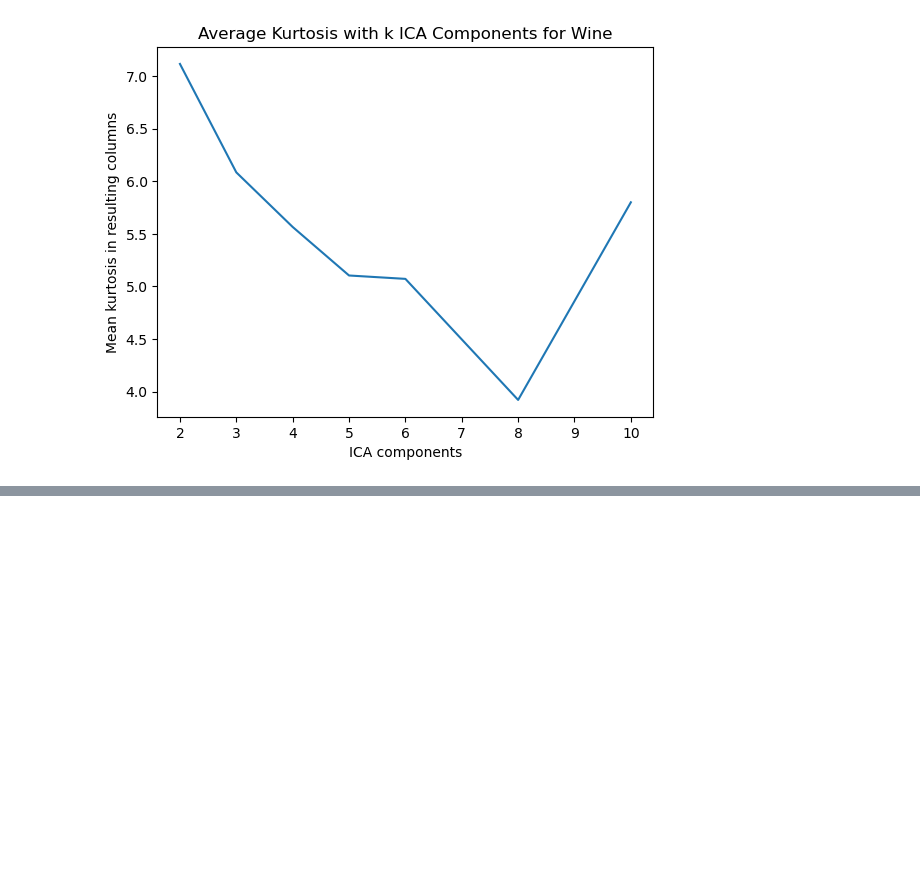
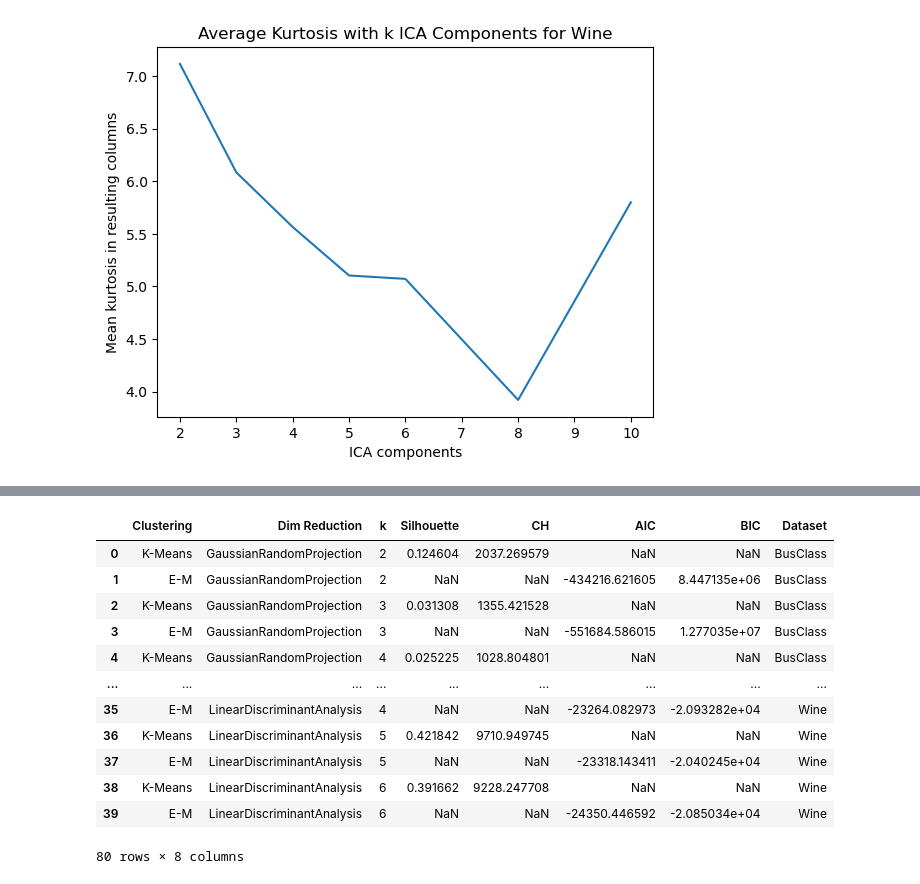
Before and after one commit to ryankarel/cs-7641-ul, a Jupyter notebook: RK UL.ipynb, the cells around one changed output, grey strips where cells are left out. Saved outputs shown, nothing was run; the diff lists cells and outputs as text; code cells hidden in the pictures; blank space fills up the shorter version.

```diff
--- a/RK UL.ipynb
+++ b/RK UL.ipynb
@@ -591,41 +423,0 @@ scores_3['Wine']
-# %%
-fig, axes = plt.subplots(nrows=4, ncols=4)
-
-i = 0
-for clustering in ['K-Means', 'E-M']:
-    for dim_reduct in ['PCA', 'FastICA', 'GaussianRandomProjection', 'LinearDiscriminantAnalysis']:
-        for dataset in ['Wine', 'BusClass']:
-            subset = scores_3_complete.copy()
-            subset['k'] = subset['k'].astype(int)
-            subset = subset.loc[
-                (subset['Clustering'] == clustering)
-                & (subset['Dim Reduction'] == dim_reduct)
-                & (subset['Dataset'] == dataset)
-            ]
-            subset.set_index('k', inplace=True)
-            subset = subset.loc[:, 'Silhouette':'BIC']
-            subset = subset.dropna(axis=1)
-            score1, score2 = subset.columns
-            dim_reduct_map = {
-                'PCA': 'PCA',
-                'FastICA': 'ICA',
-                'GaussianRandomProjection': 'RP',
-                'LinearDiscriminantAnalysis': 'LDA'
-            }
-            ax = subset.plot(
-                y=[score1, score2], secondary_y=score2,
-                title=f'{clustering}, {dim_reduct_map[dim_reduct]}, {dataset}',
-                ax=axes[i // 4, i % 4],
-                legend=False
-            )
-            ax.set_yticks([])
-            ax.right_ax.set_yticks([])
-            if i // 4 == 3:
-                ax.set_xticks([2, 3, 4, 5, 6])
-                ax.set_xlabel('k')
-            else:
-                ax.set_xticks([])
-                ax.set_xlabel(None)
-            #ax.set_ylabel(score1)
-            #ax.right_ax.set_ylabel(score2)
-            i += 1
@@ -839,0 +637,16 @@ holdout scores: {'Original': 0.721280993355473, 'KMeans': 0.7138685861654794, 'G
+# %%
+scores_3_complete
+# %% [output]
+|  | Clustering | Dim Reduction | k | Silhouette | CH | AIC | BIC | Dataset |
+| 0 | K-Means | GaussianRandomProjection | 2 | 0.124604 | 2037.269579 | NaN | NaN | BusClass |
+| 1 | E-M | GaussianRandomProjection | 2 | NaN | NaN | -434216.621605 | 8.447135e+06 | BusClass |
+| 2 | K-Means | GaussianRandomProjection | 3 | 0.031308 | 1355.421528 | NaN | NaN | BusClass |
+| 3 | E-M | GaussianRandomProjection | 3 | NaN | NaN | -551684.586015 | 1.277035e+07 | BusClass |
+| 4 | K-Means | GaussianRandomProjection | 4 | 0.025225 | 1028.804801 | NaN | NaN | BusClass |
+| ... | ... | ... | ... | ... | ... | ... | ... | ... |
+| 35 | E-M | LinearDiscriminantAnalysis | 4 | NaN | NaN | -23264.082973 | -2.093282e+04 | Wine |
+| 36 | K-Means | LinearDiscriminantAnalysis | 5 | 0.421842 | 9710.949745 | NaN | NaN | Wine |
+| 37 | E-M | LinearDiscriminantAnalysis | 5 | NaN | NaN | -23318.143411 | -2.040245e+04 | Wine |
+| 38 | K-Means | LinearDiscriminantAnalysis | 6 | 0.391662 | 9228.247708 | NaN | NaN | Wine |
+| 39 | E-M | LinearDiscriminantAnalysis | 6 | NaN | NaN | -24350.446592 | -2.085034e+04 | Wine |
+80 rows × 8 columns
```
Also changed, not shown: parts of 47 cells of this notebook, 1 other file.
